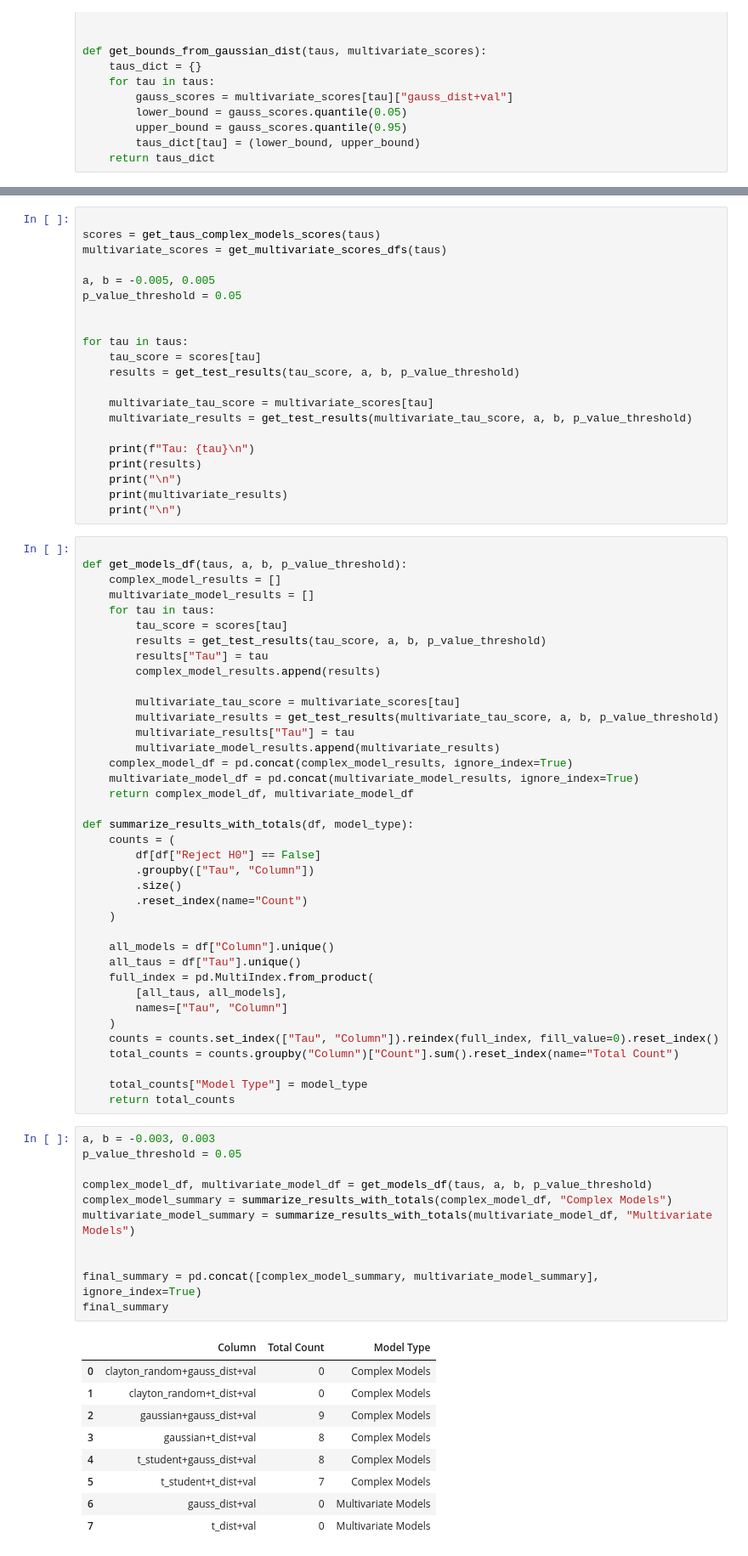
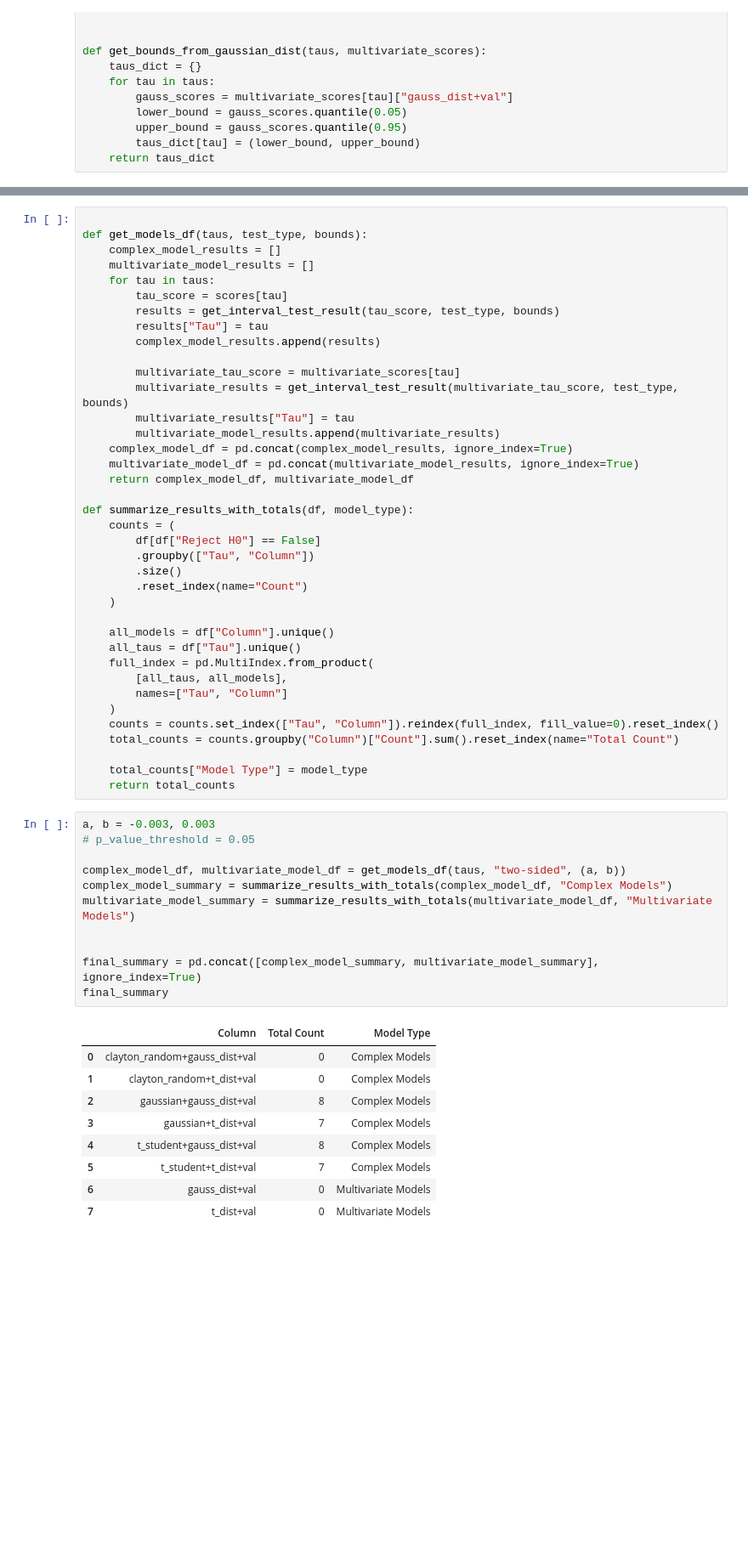
Before and after one commit to mkowalewski1282/portfolio_analysis, a Jupyter notebook: models_comparison.ipynb, the cells around one changed output, grey strips where cells are left out. Shown at 85% size. Drawn from its saved outputs; the diff is of its cells as text; blank space fills up the shorter version.

Commit message:
runs updated to new version of the test

```diff
--- a/models_comparison.ipynb
+++ b/models_comparison.ipynb
@@ -163,40 +163,19 @@ for tau in taus:
 [figure]
 [figure]
 [figure]
-# %%
-
-scores = get_taus_complex_models_scores(taus)
-multivariate_scores = get_multivariate_scores_dfs(taus)
-
-a, b = -0.005, 0.005
-p_value_threshold = 0.05
-
-
-for tau in taus:
-    tau_score = scores[tau]
-    results = get_test_results(tau_score, a, b, p_value_threshold)
-
-    multivariate_tau_score = multivariate_scores[tau]
-    multivariate_results = get_test_results(multivariate_tau_score, a, b, p_value_threshold)
-
-    print(f"Tau: {tau}\n")
-    print(results)
-    print("\n")
-    print(multivariate_results)
-    print("\n")
 # %%
 
-def get_models_df(taus, a, b, p_value_threshold):
+def get_models_df(taus, test_type, bounds):
     complex_model_results = []
     multivariate_model_results = []
     for tau in taus:
         tau_score = scores[tau]
-        results = get_test_results(tau_score, a, b, p_value_threshold)
+        results = get_interval_test_result(tau_score, test_type, bounds)
         results["Tau"] = tau
         complex_model_results.append(results)
 
         multivariate_tau_score = multivariate_scores[tau]
-        multivariate_results = get_test_results(multivariate_tau_score, a, b, p_value_threshold)
+        multivariate_results = get_interval_test_result(multivariate_tau_score, test_type, bounds)
         multivariate_results["Tau"] = tau
         multivariate_model_results.append(multivariate_results)
     complex_model_df = pd.concat(complex_model_results, ignore_index=True)
@@ -224,21 +203,21 @@ def summarize_results_with_totals(df, model_type):
     return total_counts
 # %%
 a, b = -0.003, 0.003
-p_value_threshold = 0.05
+# p_value_threshold = 0.05
 
-complex_model_df, multivariate_model_df = get_models_df(taus, a, b, p_value_threshold)
+complex_model_df, multivariate_model_df = get_models_df(taus, "two-sided", (a, b))
 complex_model_summary = summarize_results_with_totals(complex_model_df, "Complex Models")
 multivariate_model_summary = summarize_results_with_totals(multivariate_model_df, "Multivariate Models")
 
 
 final_summary = pd.concat([complex_model_summary, multivariate_model_summary], ignore_index=True)
 final_summary
 # %% [output]
 |  | Column | Total Count | Model Type |
 | 0 | clayton_random+gauss_dist+val | 0 | Complex Models |
 | 1 | clayton_random+t_dist+val | 0 | Complex Models |
-| 2 | gaussian+gauss_dist+val | 9 | Complex Models |
-| 3 | gaussian+t_dist+val | 8 | Complex Models |
+| 2 | gaussian+gauss_dist+val | 8 | Complex Models |
+| 3 | gaussian+t_dist+val | 7 | Complex Models |
 | 4 | t_student+gauss_dist+val | 8 | Complex Models |
 | 5 | t_student+t_dist+val | 7 | Complex Models |
 | 6 | gauss_dist+val | 0 | Multivariate Models |
```
Also changed, not shown: parts of 4 cells of this notebook.
